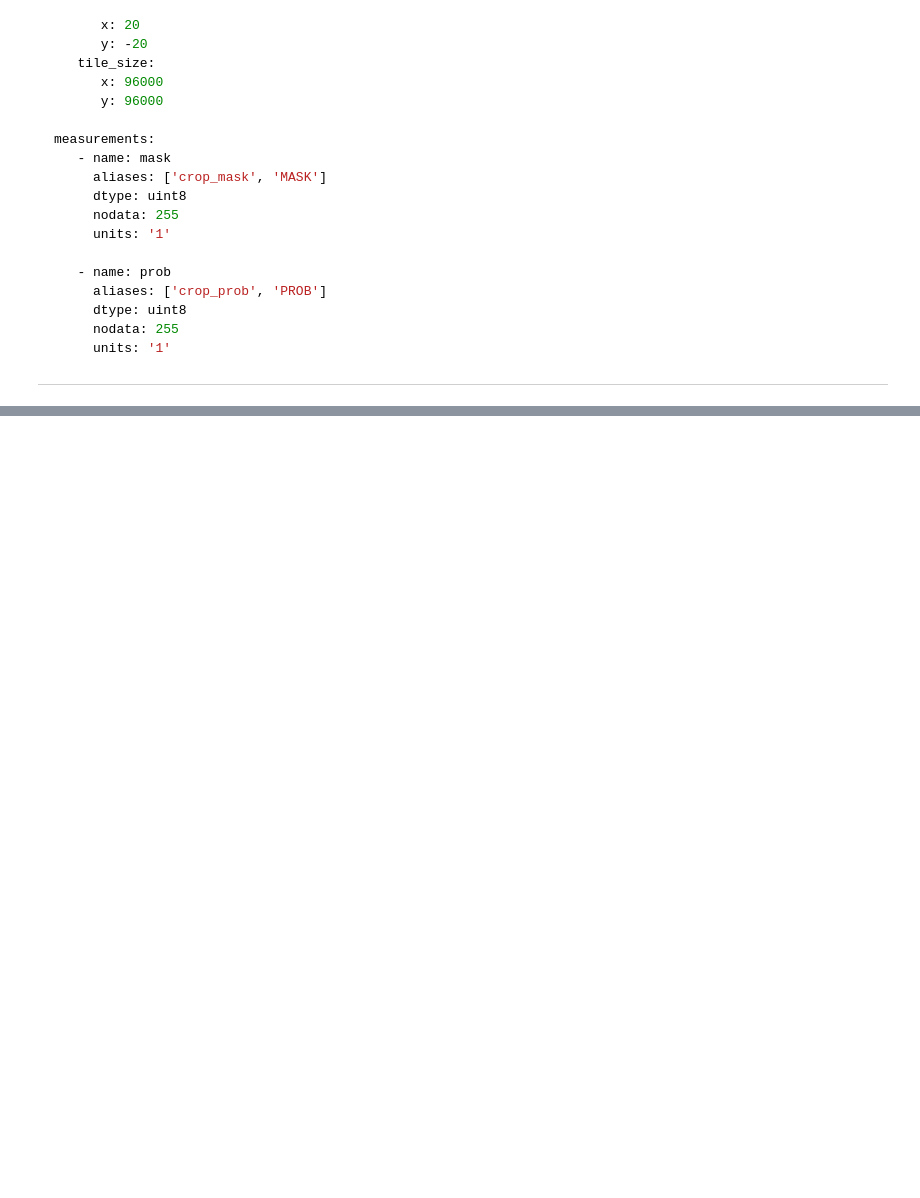
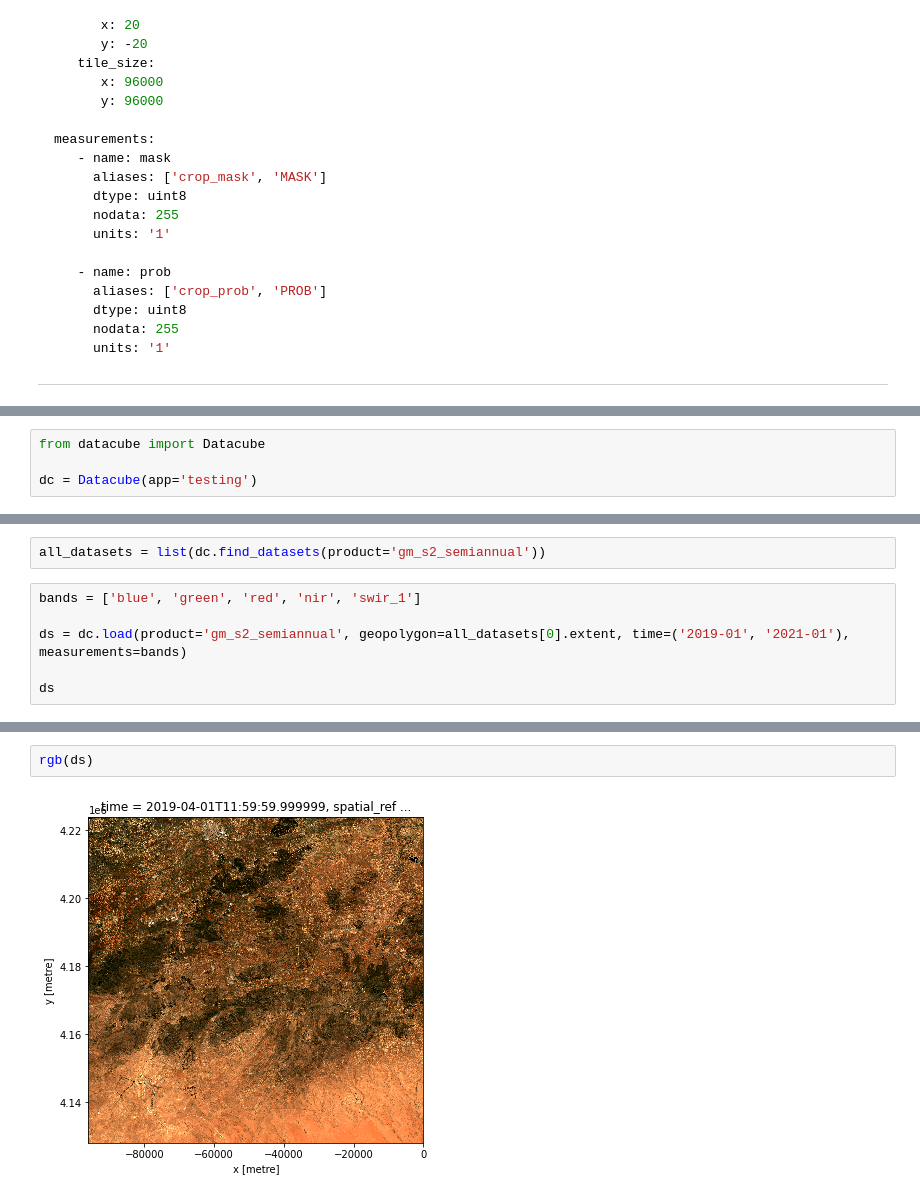
Before and after one commit to digitalearthafrica/crop-mask, a Jupyter notebook: production/2_Metadata_and_DB_build.ipynb, the cells around one changed output, grey strips where cells are left out. Saved outputs shown, nothing was run; the diff lists cells and outputs as text; blank space fills up the shorter version.

```diff
--- a/production/2_Metadata_and_DB_build.ipynb
+++ b/production/2_Metadata_and_DB_build.ipynb
@@ -110,0 +120,4 @@ To add datasets into the database for indexing, we can use `s3-to-dc`
+# %%
+from datacube import Datacube
+
+dc = Datacube(app='testing')
@@ -110,0 +135,8 @@ To add datasets into the database for indexing, we can use `s3-to-dc`
+# %%
+all_datasets = list(dc.find_datasets(product='gm_s2_semiannual'))
+# %%
+bands = ['blue', 'green', 'red', 'nir', 'swir_1']
+
+ds = dc.load(product='gm_s2_semiannual', geopolygon=all_datasets[0].extent, time=('2019-01', '2021-01'), measurements=bands)
+
+ds
@@ -110,0 +160,4 @@ To add datasets into the database for indexing, we can use `s3-to-dc`
+# %%
+rgb(ds)
+# %% [output]
+[figure, added]
```
Also changed, not shown: parts of 4 cells of this notebook.
